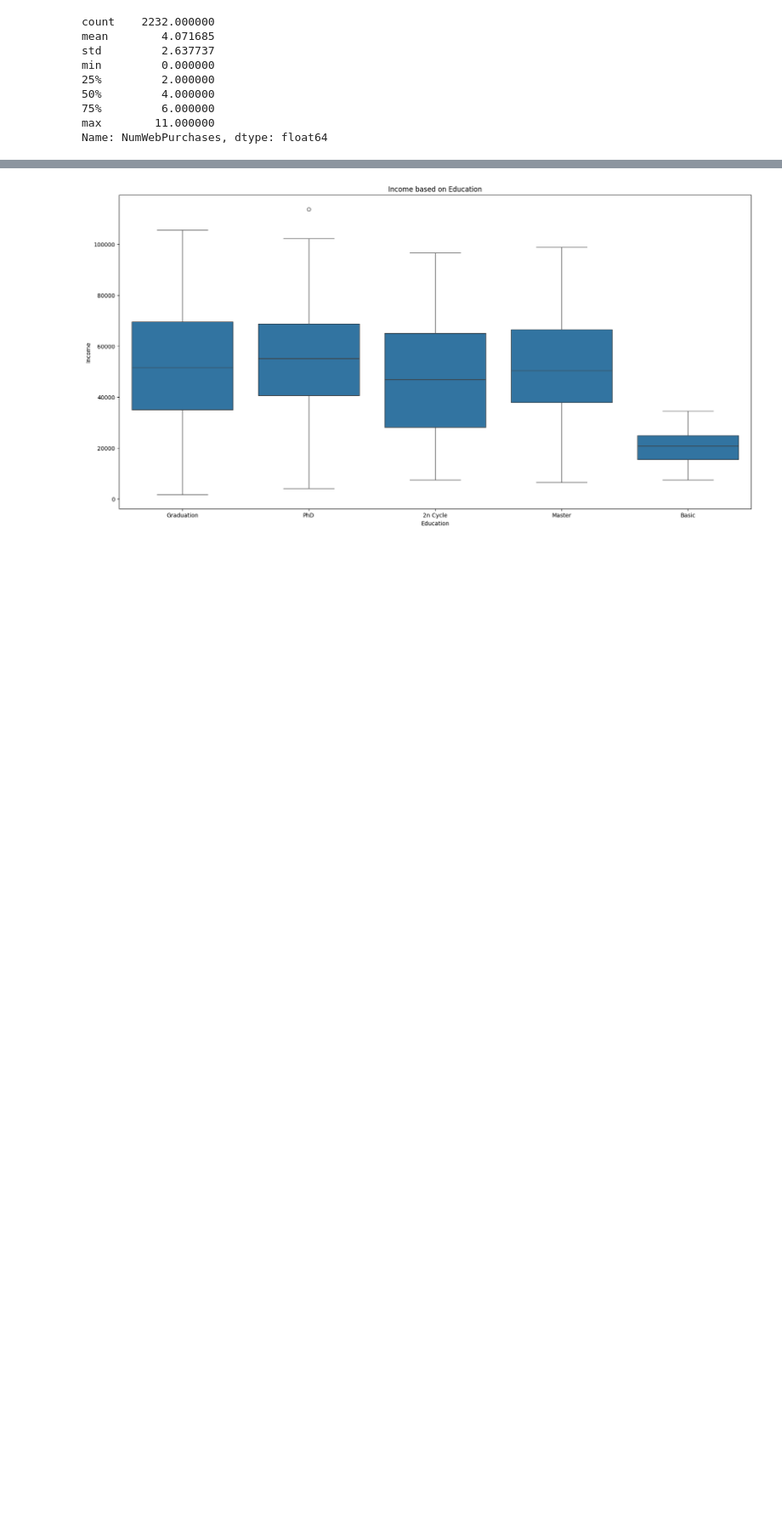
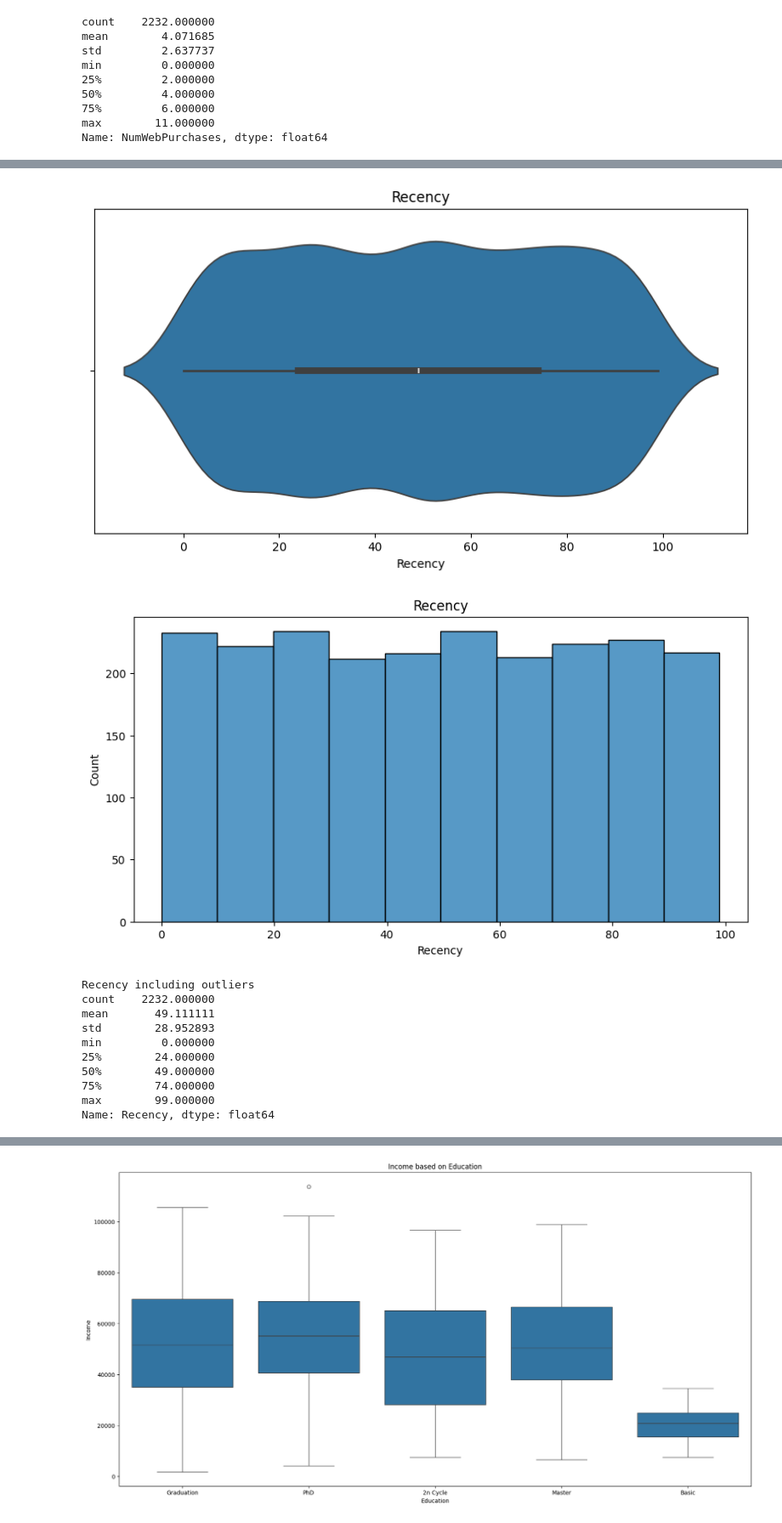
Before and after one commit to OsorioEL/Marketing_Campaign, a Jupyter notebook: Marketing_Campaing.ipynb, the cells around one changed output, grey strips where cells are left out. Shown at 85% size. Drawn from its saved outputs; the diff is of its cells as text; code cells hidden in the pictures; blank space fills up the shorter version.

```diff
--- a/Marketing_Campaing.ipynb
+++ b/Marketing_Campaing.ipynb
@@ -760,0 +938,40 @@ Name: NumWebPurchases, dtype: float64
+# %%
+# Recency outliers violin plot
+plt.figure(figsize=(10,5))
+sns.violinplot(x=mdata_no_income_outliers_no_purchase_or_web_cat_store_us_outliers['Recency'])
+plt.title('Recency')
+plt.show()
+# Recency outliers histogram
+plt.figure(figsize=(10,5))
+sns.histplot(mdata_no_income_outliers_no_purchase_or_web_cat_store_us_outliers['Recency'],bins=10)
+plt.title('Recency')
+plt.show()
+print()
+#describe the recency including outliers
+print('Recency including outliers')
+print(mdata_no_income_outliers_no_purchase_or_web_cat_store_us_outliers['Recency'].describe())
+# Recency 99th percentile
+# remove outliers for recency
+mdata_no_income_outliers_no_purchase_or_web_cat_store_us_recency_outliers = mdata_no_income_outliers_no_purchase_or_web_cat_store_us_outliers.copy()
+mdata_no_income_outliers_no_purchase_or_web_cat_store_us_recency_outliers['Recency'] = mdata_no_income_outliers_no_purchase_or_web_cat_store_us_recency_outliers['Recency'].clip(upper=mdata_no_income_outliers_no_purchase_or_web_cat_store_us_recency_outliers['Recency'].quantile(0.99))
+# create a plot to see the distriution of the recency without removing recency outliers
+plt.figure(figsize=(10,5))
+sns.histplot(mdata_no_income_outliers_no_purchase_or_web_cat_store_us_recency_outliers['Recency'],bins=10)
+plt.title('Recency...99th percentile')
+plt.show()
+# describe the recency after removing outliers
+print('Recency after removing outliers')
+print(mdata_no_income_outliers_no_purchase_or_web_cat_store_us_recency_outliers['Recency'].describe())
+# %% [output]
+[figure, added]
+[figure, added]
+Recency including outliers
+count    2232.000000
+mean       49.111111
+std        28.952893
+min         0.000000
+25%        24.000000
+50%        49.000000
+75%        74.000000
+max        99.000000
+Name: Recency, dtype: float64
```
Also changed, not shown: parts of 7 cells of this notebook.
